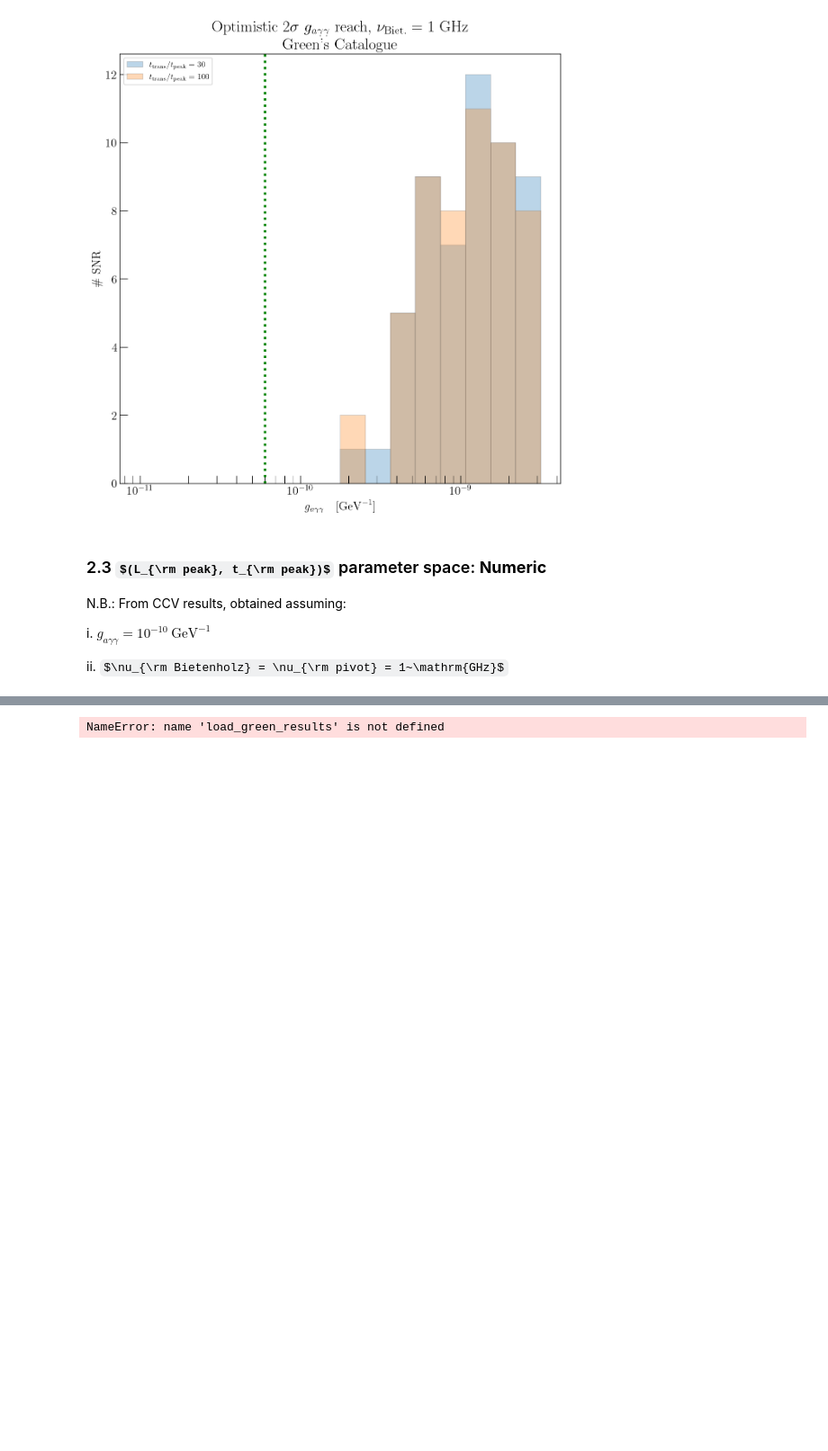
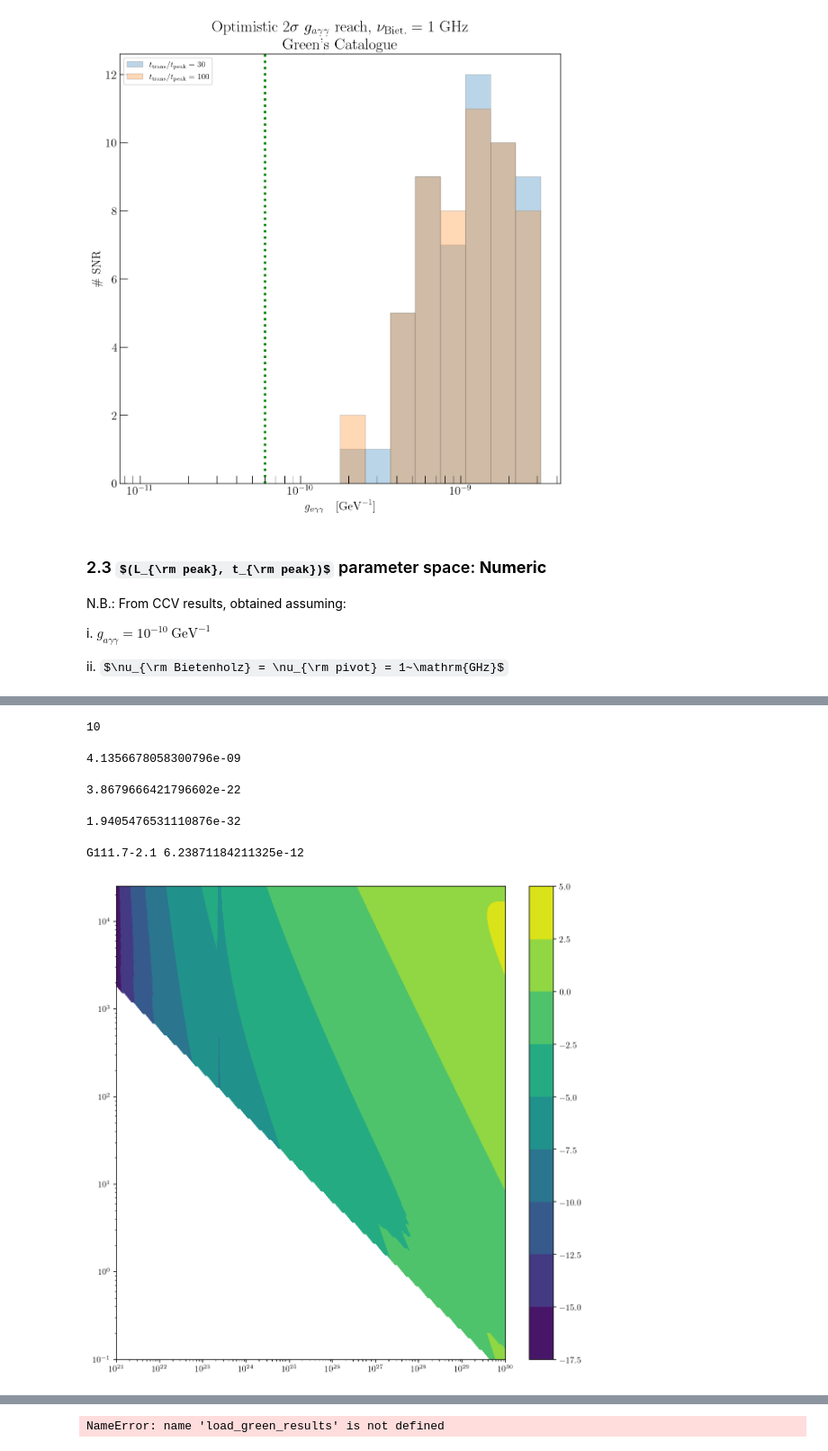
Before and after one commit to ManuelBuenAbad/snr_ghosts, a Jupyter notebook: workspace_notebooks/ws-8_param_space.ipynb, the cells around one changed output, grey strips where cells are left out. Shown at 90% size. Cells and saved outputs as stored; diff of their text form; code cells hidden in the pictures; some formulas as TeX source; blank space fills up the shorter version.

```diff
--- a/workspace_notebooks/ws-8_param_space.ipynb
+++ b/workspace_notebooks/ws-8_param_space.ipynb
@@ -1040,0 +1253,57 @@ OSError: /home/buenabad/Documents/Physics/Projects/P11 - 2021 - snr_ghosts/green
+# %%
+max_steps
+# %% [output]
+10
+# %%
+(0.001*ct._GHz_over_eV_)
+# %% [output]
+4.1356678058300796e-09
+# %%
+ct._Jy_over_eV3_
+# %% [output]
+3.8679666421796602e-22
+# %%
+(5.016971015079795e-11)*(ct._Jy_over_eV3_)
+# %% [output]
+1.9405476531110876e-32
+# %%
+min_key = min(min_ga, key=min_ga.__getitem__)
+print min_key, min_ga[min_key]
+
+sn_Gr, echo_Gr, time_Gr =  gr.load_green_results(min_key, r=r, tex=tex, nuB=nuB)
+
+_, ga_Gr, _, _, no_Gr = gr.snr_reach(min_key,
+                                     r=r,
+                                     nuB=nuB,
+                                     tex=tex,
+                                     sn_ratio_threshold=2.,
+                                     full_output=True)
+
+short_age = (time_Gr < r*(gr.pre_tpk_Gr/365.)).astype(int)
+# %% [output]
+G111.7-2.1 6.23871184211325e-12
+# %%
+# figure properties
+title_sz = 20.
+label_sz = 15.
+legend_sz = 15.
+rcParams['figure.figsize'] = (10, 10)
+
+fig, ax = plt.subplots()
+
+# contours for best possible ga
+# cs = ax.contourf(gr.pre_Lpk_arr, gr.pre_tpk_arr, log10(gr.pre_tpk_Gr))
+
+cs = ax.contourf(gr.pre_Lpk_arr, gr.pre_tpk_arr, log10(sn_Gr))
+# cs = ax.contourf(gr.pre_Lpk_arr, gr.pre_tpk_arr, log10(echo_Gr))
+# cs = ax.contourf(gr.pre_Lpk_arr, gr.pre_tpk_arr, log10(time_Gr))
+
+# cs = ax.contourf(gr.pre_Lpk_arr, gr.pre_tpk_arr, short_age)
+
+
+
+fig.colorbar(cs)
+
+plt.xscale("log"),plt.yscale("log");
+# %% [output]
+[figure, added]
```
Also changed, not shown: parts of 15 cells of this notebook, 6 other files.
